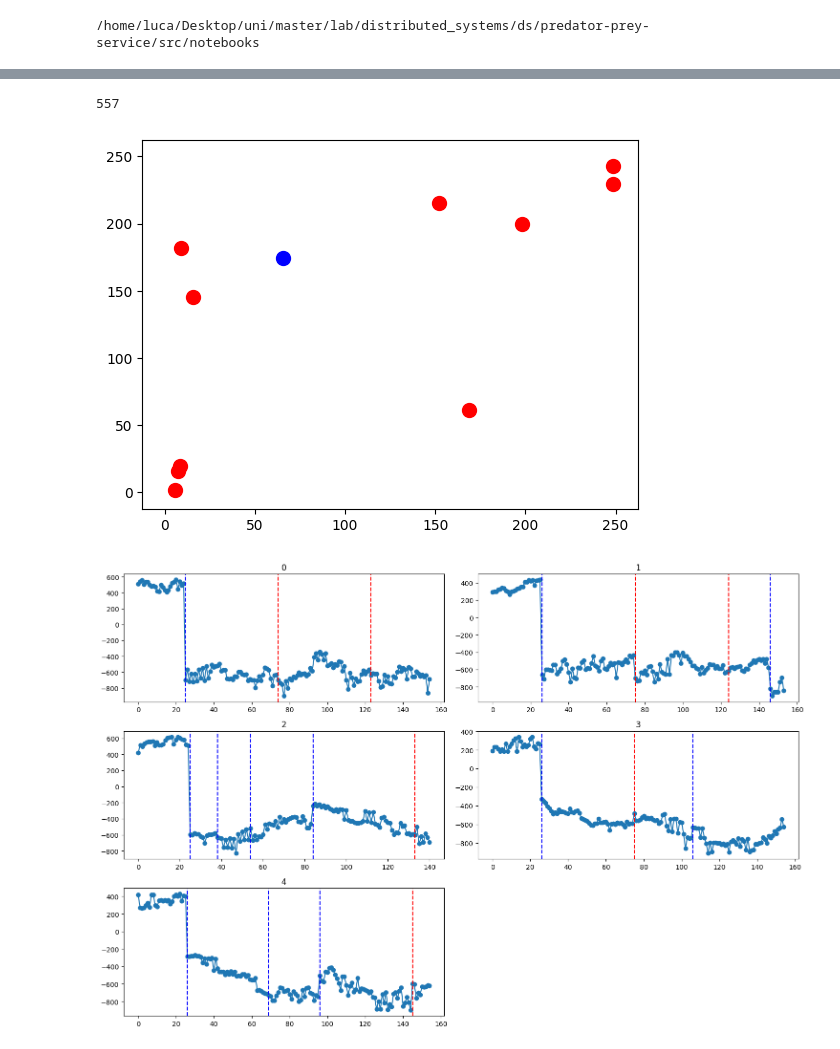
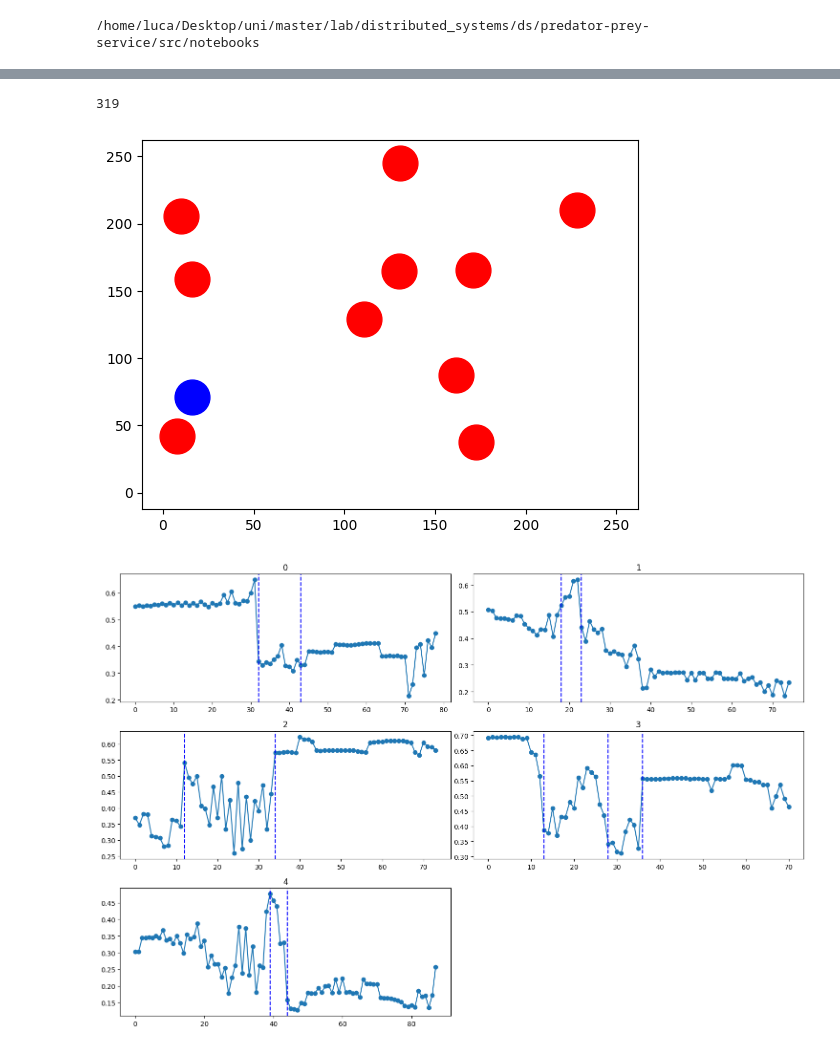
Before and after one commit to DistributedMARLPredatorPrey/predator-prey-service, a Jupyter notebook: src/notebooks/scatter_agents.ipynb, the cells around one changed output, grey strips where cells are left out. Cells and saved outputs as stored; diff of their text form; code cells hidden in the pictures.

```diff
--- a/src/notebooks/scatter_agents.ipynb
+++ b/src/notebooks/scatter_agents.ipynb
@@ -7,6 +7,7 @@ import pandas as pd
 /home/luca/Desktop/uni/master/lab/distributed_systems/ds/predator-prey-service/src/notebooks
 # %%
 coordinates_path = "../main/resources/experiment_data/positions_2.csv"
+rewards_path = "../main/resources/experiment_data/rewards_2.csv"
 # %%
 df_coordinates = pd.read_csv(coordinates_path)
 df_coordinates.head()
@@ -20,0 +26,3 @@ df_coordinates.head()
+# %%
+df_rewards = pd.read_csv(rewards_path)
+df_rewards.head()
@@ -21,7 +36,9 @@ df_coordinates.head()
 # %%
-len(df_coordinates)
+len(df_rewards)
 # %% [output]
-557
+319
 # %%
 x_coord = [col for col in df_coordinates.columns if col.startswith("x")]
 y_coord = [col for col in df_coordinates.columns if col.startswith("y")]
+# %%
+reward_cols = [col for col in df_rewards.columns if col.startswith("r")]
@@ -34,52 +56,58 @@ num_preys = 1
 from celluloid import Camera
 
 camera = Camera(plt.figure())
-for i in range(len(df_coordinates)): #range(len(df_coordinates) - 200, len(df_coordinates)):
+for i in range(len(df_coordinates)):
     x = df_coordinates[x_coord].loc[i]
     y = df_coordinates[y_coord].loc[i]
+    #r = df_rewards[reward_cols].loc[i]
 
-    x_pred, y_pred = x[:num_predators], y[:num_predators]
-    x_prey, y_prey = x[num_predators:], y[num_predators:]
+    x_pred, y_pred, r_pred = x[:num_predators], y[:num_predators], 0#, r[:num_predators]
+    x_prey, y_prey, r_prey = x[num_predators:], y[num_predators:], 0#, r[num_predators:]
 
-    plt.scatter(x_pred, y_pred, c='red', s=100, marker='o')
-    plt.scatter(x_prey, y_prey, c='blue', s=100, marker='o')
+    plt.scatter(x_pred, y_pred, c="r", s=200 * np.pi, marker='o')
+    #for i in range(len(x_pred)):
+    #    plt.text(x_pred[i] + 0.1, y_pred[i], round(r_pred[i], 2), fontsize=12)  # Offset x[i] for better readability
+    # [blue_cmap(r) for r in r_prey]
+    plt.scatter(x_prey, y_prey, c="b", s=200 * np.pi, marker='o')
+    #for i in range(len(x_prey)):
+    #    plt.text(x_prey[i] + 0.1, y_prey[i], round(r_prey[i], 2), fontsize=12)  # Offset x[i] for better readability
 
     camera.snap()
 anim = camera.animate(blit=True)
 anim.save('scatter.mp4')
 # %% [output]
-[figure, old version]
+[figure, new version]
 # %%
 import numpy as np
 fig, axs = plt.subplots(3, 2, figsize=(15, 10))
 
 # Flatten the array of axes for easy iteration
 axs = axs.flatten()
 
 for sim_id in range(5):
     rewards_path = f"../main/resources/experiment_data/rewards_{sim_id}.csv"
     df_rewards = pd.read_csv(rewards_path)
 
     et_ref = 0
     k = [(0, True)]
     for i, et in enumerate(df_rewards["elapsed_time"]):
         if et < et_ref:
             last_k = k[len(k) - 1]
             k.append((i, np.abs(i - last_k[0]) + 1 == 50))
         et_ref = et
 
     axs[sim_id].set_title(f"{sim_id}")
-    axs[sim_id].plot(df_rewards["avg_rewards"], marker='o')
+    axs[sim_id].plot([np.mean(df_rewards[reward_cols].loc[i]) for i in range(len(df_rewards))], marker='o')
     for kk, f in k[1:]:
         axs[sim_id].axvline(x=kk, color='r' if f else 'b', linestyle='--')
 
 # Hide the last empty subplot (if any)
 axs[-1].axis('off')
 
 # Adjust layout to prevent overlap
 plt.tight_layout()
 
 # Show the plot
 plt.show()
 # %% [output]
-[figure, old version]
+[figure, new version]
```
Also changed, not shown: parts of 4 cells of this notebook, 10 other files.
